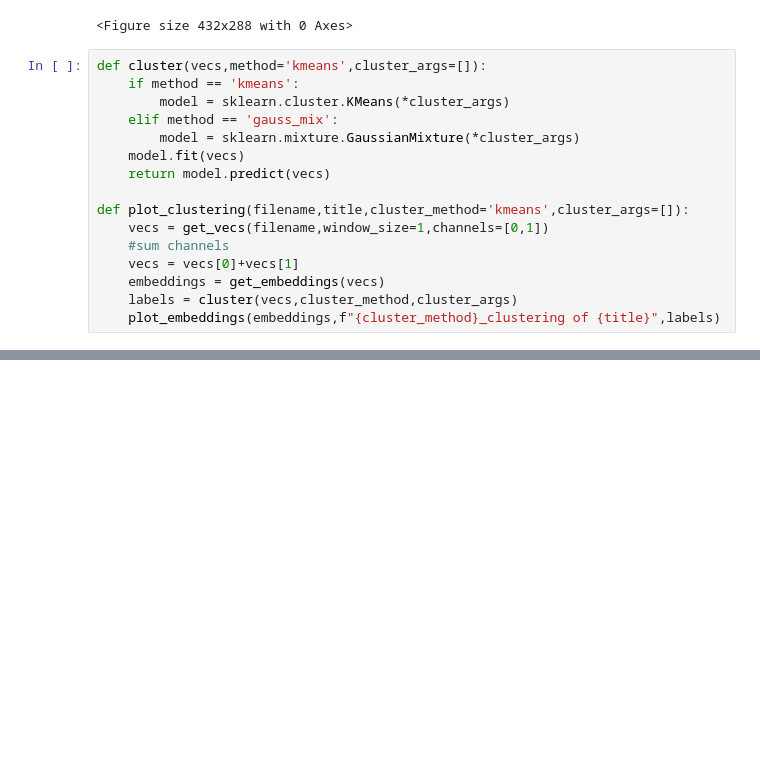
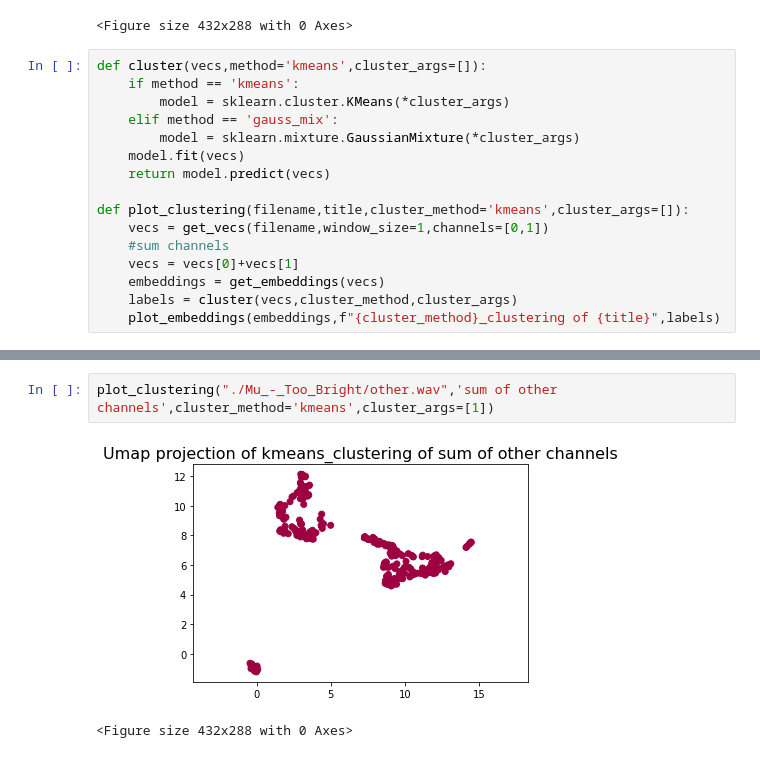
Before and after one commit to Oliver-Tautz/ISY_MUSIC, a Jupyter notebook: clustering_music/clustering_music.ipynb, the cells around one changed output, grey strips where cells are left out. Cells and saved outputs as stored; diff of their text form; blank space fills up the shorter version.

```diff
--- a/clustering_music/clustering_music.ipynb
+++ b/clustering_music/clustering_music.ipynb
@@ -101,0 +116,5 @@ plot_clustering("./Mu_-_Too_Bright/bass.wav",'sum of mixture channels',cluster_m
+# %%
+plot_clustering("./Mu_-_Too_Bright/other.wav",'sum of other channels',cluster_method='kmeans',cluster_args=[1])
+# %% [output]
+[figure, added]
+<Figure size 432x288 with 0 Axes>
```
Also changed, not shown: parts of 7 cells of this notebook, 3 other files.
